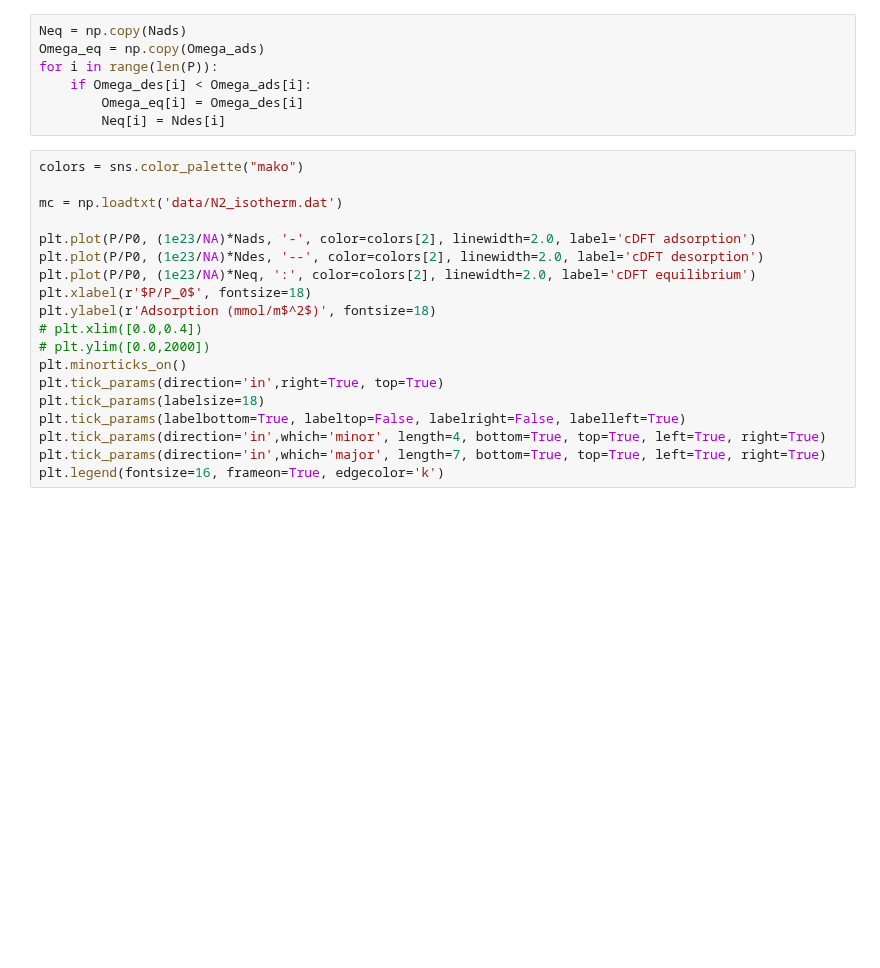
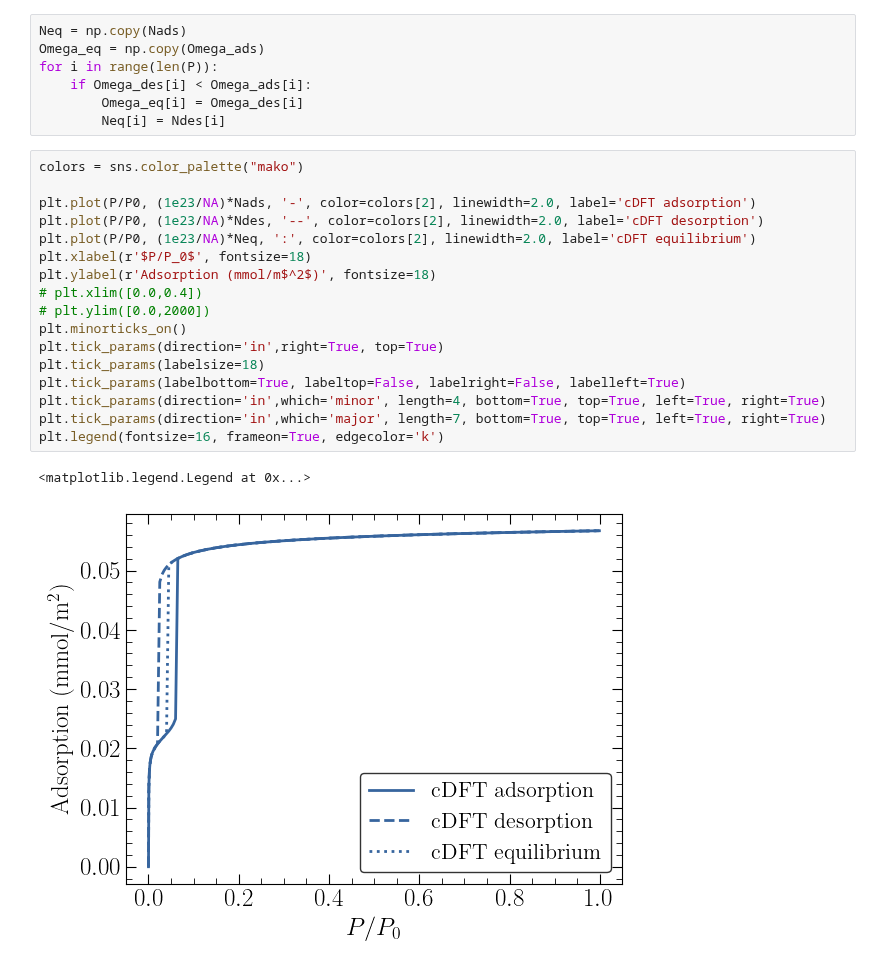
Before and after one commit to lucas-j-santos/LJS-cDFT, a Jupyter notebook: examples/n2_slit.ipynb, the cells around one changed output. Saved outputs shown, nothing was run; the diff lists cells and outputs as text; blank space fills up the shorter version.

```diff
--- a/examples/n2_slit.ipynb
+++ b/examples/n2_slit.ipynb
@@ -115,23 +154,24 @@ for i in range(len(P)):
         Neq[i] = Ndes[i]
 # %%
 colors = sns.color_palette("mako")
-
-mc = np.loadtxt('data/N2_isotherm.dat')
 
 plt.plot(P/P0, (1e23/NA)*Nads, '-', color=colors[2], linewidth=2.0, label='cDFT adsorption')
 plt.plot(P/P0, (1e23/NA)*Ndes, '--', color=colors[2], linewidth=2.0, label='cDFT desorption')
 plt.plot(P/P0, (1e23/NA)*Neq, ':', color=colors[2], linewidth=2.0, label='cDFT equilibrium')
 plt.xlabel(r'$P/P_0$', fontsize=18)
 plt.ylabel(r'Adsorption (mmol/m$^2$)', fontsize=18)
 # plt.xlim([0.0,0.4])
 # plt.ylim([0.0,2000])
 plt.minorticks_on()
 plt.tick_params(direction='in',right=True, top=True)
 plt.tick_params(labelsize=18)
 plt.tick_params(labelbottom=True, labeltop=False, labelright=False, labelleft=True)
 plt.tick_params(direction='in',which='minor', length=4, bottom=True, top=True, left=True, right=True)
 plt.tick_params(direction='in',which='major', length=7, bottom=True, top=True, left=True, right=True)
 plt.legend(fontsize=16, frameon=True, edgecolor='k')
+# %% [output]
+<matplotlib.legend.Legend at 0x...>
+[figure, added]
 # %%
 colors = sns.color_palette("mako")
 
```
Also changed, not shown: parts of 4 cells of this notebook.
